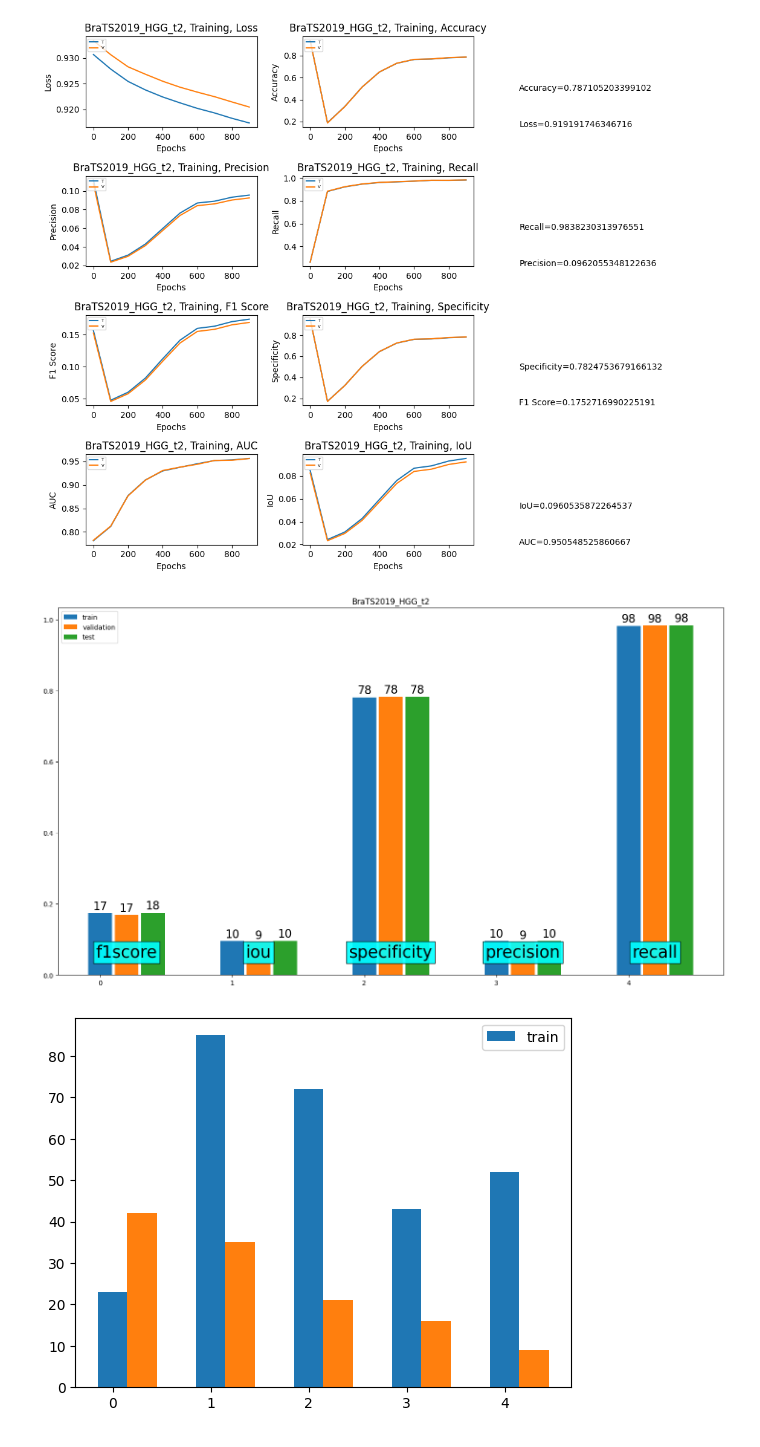
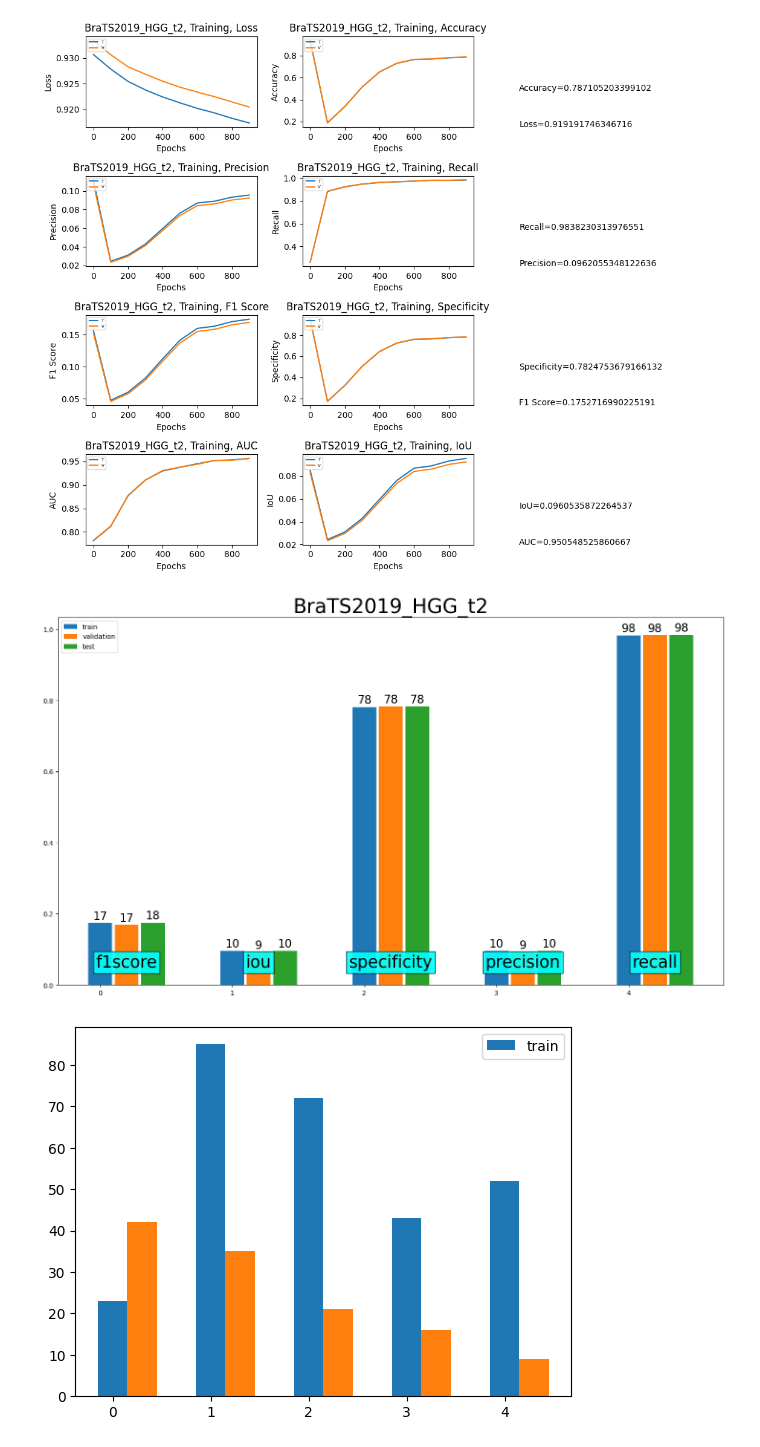
Before and after one commit to Fontanjo/typhon_exp, a Jupyter notebook: results.ipynb, the cells around one changed output. Saved outputs shown, nothing was run; the diff lists cells and outputs as text; code cells hidden in the pictures.

Commit message:
Improve plot

```diff
--- a/results.ipynb
+++ b/results.ipynb
@@ -182,35 +182,35 @@ for dset_name in chosen_datasets:
             chosen_metrics_hardcoded = ['f1score', 'iou', 'specificity', 'precision', 'recall']
             chosen_metrics = chosen_metrics_hardcoded
 
             # Get metrics scores
             for idx, metric_name in enumerate(chosen_metrics):
                 metric_name_plot = fe_plot[fe_plot['metric'] == metric_name]
 
                 # For Split (train, validation and test)
                 for split in pd.unique(metric_name_plot['split']):
                     split_plot = metric_name_plot[metric_name_plot['split'] == split]
                     if split == 'test':
                         # Get value
                         metrics_values[split].append(split_plot['value'].values[0])
                     else:
                         # Get last index
                         metrics_values[split].append(split_plot['value'].iat[-1])
 
 
             width = 0.2
             plt.figure(figsize=(18,10))
             plt.bar(np.arange(len(metrics_values['train'])), metrics_values['train'], width=.9*width, label='train')
             add_labels(np.arange(len(metrics_values['train'])), metrics_values['train'])
             plt.bar(np.arange(len(metrics_values['validation'])) + width, metrics_values['validation'], width=.9*width, label='validation')
             add_labels(np.arange(len(metrics_values['validation'])) + width, metrics_values['validation'])
             add_metrics(np.arange(len(metrics_values['validation'])) + width, chosen_metrics)
             plt.bar(np.arange(len(metrics_values['test'])) + 2*width, metrics_values['test'], width=.9*width, label='test')
             add_labels(np.arange(len(metrics_values['test'])) + 2*width, metrics_values['test'])
-            plt.title(dset_name)
+            plt.title(dset_name, fontsize=30)
             plt.legend()
             plt.show()
 # %% [output]
-[figure, old version]
+[figure, new version]
 # %%
 data1 = [23,85, 72, 43, 52]
 data2 = [42, 35, 21, 16, 9]
```
